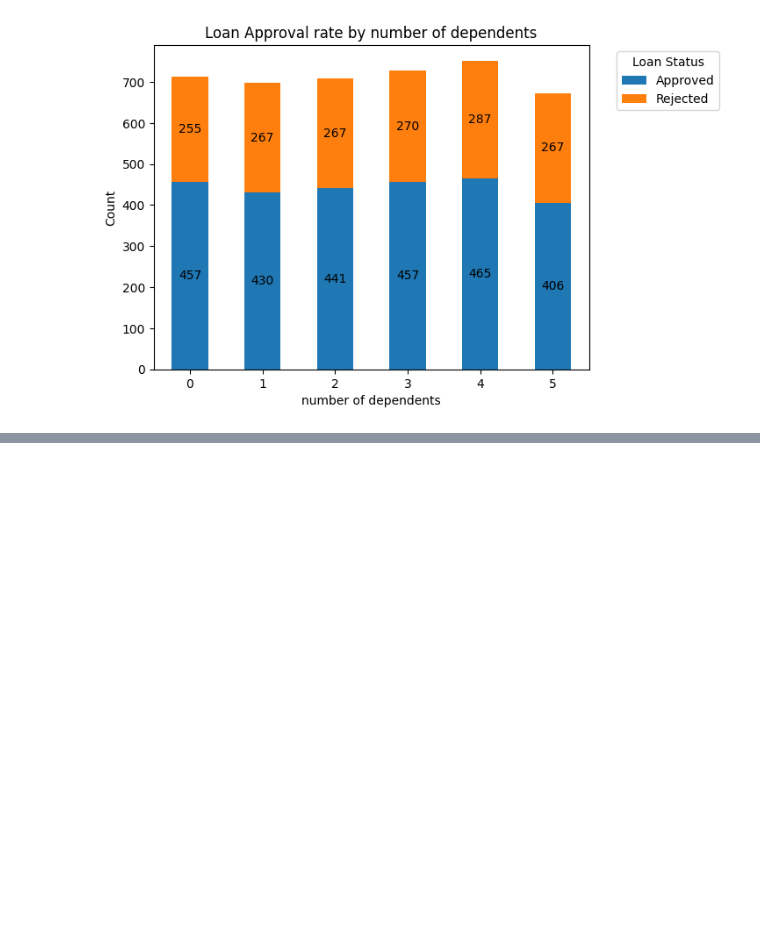
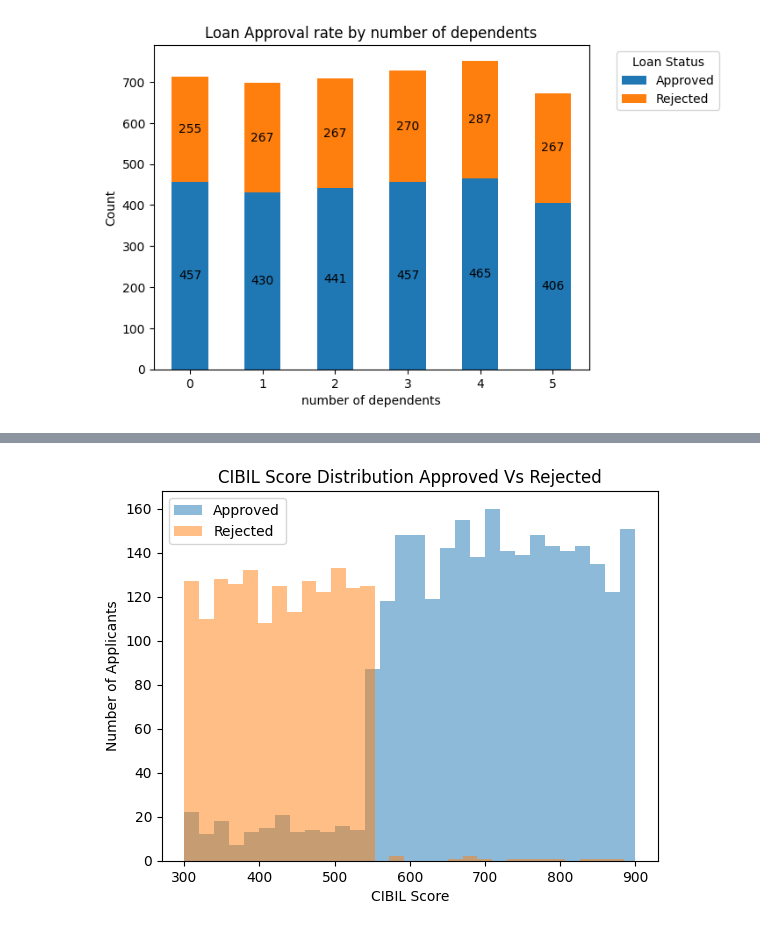
Before and after one commit to HARSHIL-DEV06/Loan-Approval-Predictor, a Jupyter notebook: loan-approval.ipynb, the cells around one changed output, grey strips where cells are left out. Saved outputs shown, nothing was run; the diff lists cells and outputs as text; code cells hidden in the pictures; blank space fills up the shorter version.

```diff
--- a/loan-approval.ipynb
+++ b/loan-approval.ipynb
@@ -430,0 +560,3 @@ plt.show()
+# %%
+approved_cibil = data[data['loan_status'] == 'Approved']['cibil_score']
+rejected_cibil = data[data['loan_status'] == 'Rejected']['cibil_score']
@@ -430,0 +597,11 @@ plt.show()
+# %%
+plt.hist(approved_cibil,bins=30,alpha=0.5,label="Approved")
+plt.hist(rejected_cibil,bins=30,alpha=0.5,label="Rejected")
+
+plt.title("CIBIL Score Distribution Approved Vs Rejected")
+plt.xlabel("CIBIL Score")
+plt.ylabel("Number of Applicants")
+plt.legend()
+plt.show()
+# %% [output]
+[figure, added]
```
Also changed, not shown: parts of 45 cells of this notebook.
